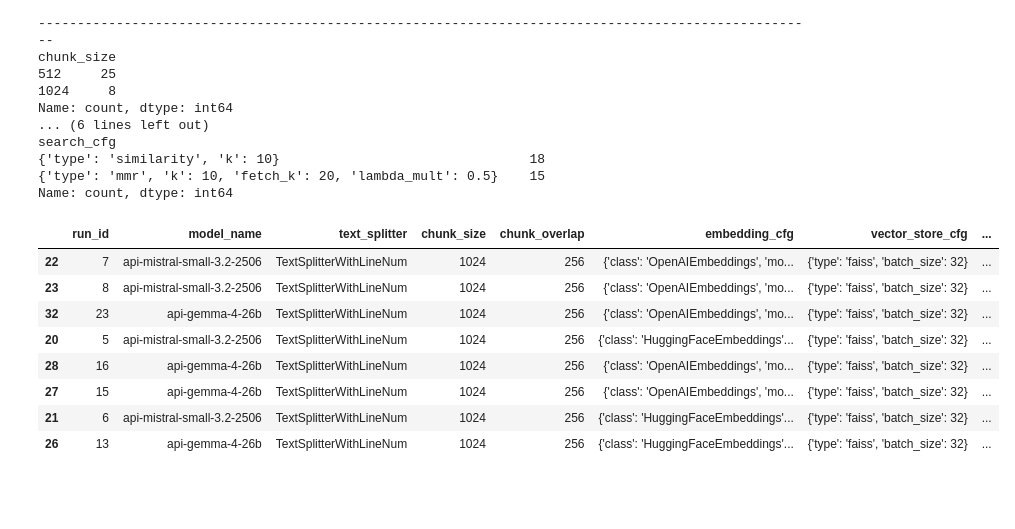
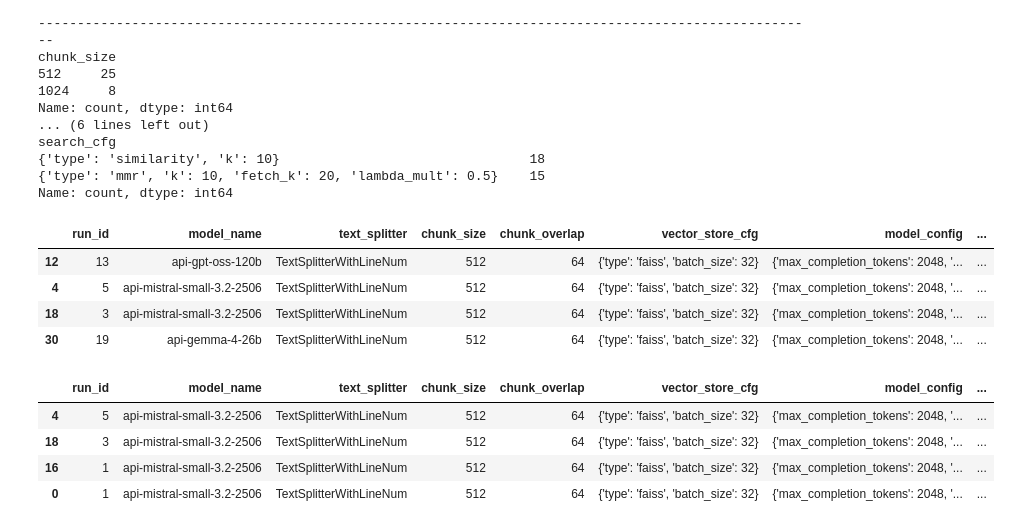
Before and after one commit to eemilycchen/rapidfireAI-rag-context-engineering, a Jupyter notebook: experiments/results.ipynb, the cells around one changed output. Drawn from its saved outputs; the diff is of its cells as text; code cells hidden in the pictures; blank space fills up the shorter version.

Commit message:
added grouping for analyzing results

```diff
--- a/experiments/results.ipynb
+++ b/experiments/results.ipynb
@@ -50,15 +50,57 @@ search_cfg
 {'type': 'similarity', 'k': 10}                                18
 {'type': 'mmr', 'k': 10, 'fetch_k': 20, 'lambda_mult': 0.5}    15
 Name: count, dtype: int64
+# %%
+import ast
+
+def parse_cfg(x):
+    if isinstance(x, dict):
+        return x
+    if isinstance(x, str):
+        return ast.literal_eval(x)
+    return {}
 # %%
-results_df[results_df['chunk_size'] == 1024]
+search_cfg = results_df['search_cfg'].apply(parse_cfg)
+embedding_cfg = results_df['embedding_cfg'].apply(parse_cfg)
+reranker_cfg = results_df['reranker_cfg'].apply(parse_cfg)
+
+results_df['search_type'] = search_cfg.apply(lambda x: x.get('type'))
+results_df['search_k'] = search_cfg.apply(lambda x: x.get('k'))
+results_df['embedding_class'] = embedding_cfg.apply(lambda x: x.get('class'))
+results_df['embedding_model'] = embedding_cfg.apply(lambda x: x.get('model'))
+results_df['reranker_class'] = reranker_cfg.apply(lambda x: x.get('class'))
+results_df['reranker_model'] = reranker_cfg.apply(lambda x: x.get('model_name'))
+
+results_df.drop(['search_cfg', 'embedding_cfg', 'reranker_cfg'], axis=1, inplace=True)
+
+# different model everything else same
+results_df[
+    (results_df['chunk_size'] == 512) &
+    (results_df['search_type'] == 'similarity') &
+    (results_df['search_k'] == 10) &
+    (results_df['embedding_class'] == 'OpenAIEmbeddings') &
+    (results_df['reranker_class'] == 'CrossEncoderReranker') &
+    (results_df['reranker_model'] == 'cross-encoder/ms-marco-MiniLM-L6-v2')
+]
 # %% [output]
-|  | run_id | model_name | text_splitter | chunk_size | chunk_overlap | embedding_cfg | vector_store_cfg | ... |
-| 22 | 7 | api-mistral-small-3.2-2506 | TextSplitterWithLineNum | 1024 | 256 | {'class': 'OpenAIEmbeddings', 'mo... | {'type': 'faiss', 'batch_size': 32} | ... |
-| 23 | 8 | api-mistral-small-3.2-2506 | TextSplitterWithLineNum | 1024 | 256 | {'class': 'OpenAIEmbeddings', 'mo... | {'type': 'faiss', 'batch_size': 32} | ... |
-| 32 | 23 | api-gemma-4-26b | TextSplitterWithLineNum | 1024 | 256 | {'class': 'OpenAIEmbeddings', 'mo... | {'type': 'faiss', 'batch_size': 32} | ... |
-| 20 | 5 | api-mistral-small-3.2-2506 | TextSplitterWithLineNum | 1024 | 256 | {'class': 'HuggingFaceEmbeddings'... | {'type': 'faiss', 'batch_size': 32} | ... |
-| 28 | 16 | api-gemma-4-26b | TextSplitterWithLineNum | 1024 | 256 | {'class': 'OpenAIEmbeddings', 'mo... | {'type': 'faiss', 'batch_size': 32} | ... |
-| 27 | 15 | api-gemma-4-26b | TextSplitterWithLineNum | 1024 | 256 | {'class': 'OpenAIEmbeddings', 'mo... | {'type': 'faiss', 'batch_size': 32} | ... |
-| 21 | 6 | api-mistral-small-3.2-2506 | TextSplitterWithLineNum | 1024 | 256 | {'class': 'HuggingFaceEmbeddings'... | {'type': 'faiss', 'batch_size': 32} | ... |
-| 26 | 13 | api-gemma-4-26b | TextSplitterWithLineNum | 1024 | 256 | {'class': 'HuggingFaceEmbeddings'... | {'type': 'faiss', 'batch_size': 32} | ... |
+|  | run_id | model_name | text_splitter | chunk_size | chunk_overlap | vector_store_cfg | model_config | ... |
+| 12 | 13 | api-gpt-oss-120b | TextSplitterWithLineNum | 512 | 64 | {'type': 'faiss', 'batch_size': 32} | {'max_completion_tokens': 2048, '... | ... |
+| 4 | 5 | api-mistral-small-3.2-2506 | TextSplitterWithLineNum | 512 | 64 | {'type': 'faiss', 'batch_size': 32} | {'max_completion_tokens': 2048, '... | ... |
+| 18 | 3 | api-mistral-small-3.2-2506 | TextSplitterWithLineNum | 512 | 64 | {'type': 'faiss', 'batch_size': 32} | {'max_completion_tokens': 2048, '... | ... |
+| 30 | 19 | api-gemma-4-26b | TextSplitterWithLineNum | 512 | 64 | {'type': 'faiss', 'batch_size': 32} | {'max_completion_tokens': 2048, '... | ... |
+# %%
+# different embeddings everything else same
+results_df[
+    (results_df['chunk_size'] == 512) &
+    (results_df['search_type'] == 'similarity') &
+    (results_df['search_k'] == 10) &
+    (results_df['model_name'] == 'api-mistral-small-3.2-2506') &
+    (results_df['reranker_class'] == 'CrossEncoderReranker') &
+    (results_df['reranker_model'] == 'cross-encoder/ms-marco-MiniLM-L6-v2')
+]
+# %% [output]
+|  | run_id | model_name | text_splitter | chunk_size | chunk_overlap | vector_store_cfg | model_config | ... |
+| 4 | 5 | api-mistral-small-3.2-2506 | TextSplitterWithLineNum | 512 | 64 | {'type': 'faiss', 'batch_size': 32} | {'max_completion_tokens': 2048, '... | ... |
+| 18 | 3 | api-mistral-small-3.2-2506 | TextSplitterWithLineNum | 512 | 64 | {'type': 'faiss', 'batch_size': 32} | {'max_completion_tokens': 2048, '... | ... |
+| 16 | 1 | api-mistral-small-3.2-2506 | TextSplitterWithLineNum | 512 | 64 | {'type': 'faiss', 'batch_size': 32} | {'max_completion_tokens': 2048, '... | ... |
+| 0 | 1 | api-mistral-small-3.2-2506 | TextSplitterWithLineNum | 512 | 64 | {'type': 'faiss', 'batch_size': 32} | {'max_completion_tokens': 2048, '... | ... |
```
